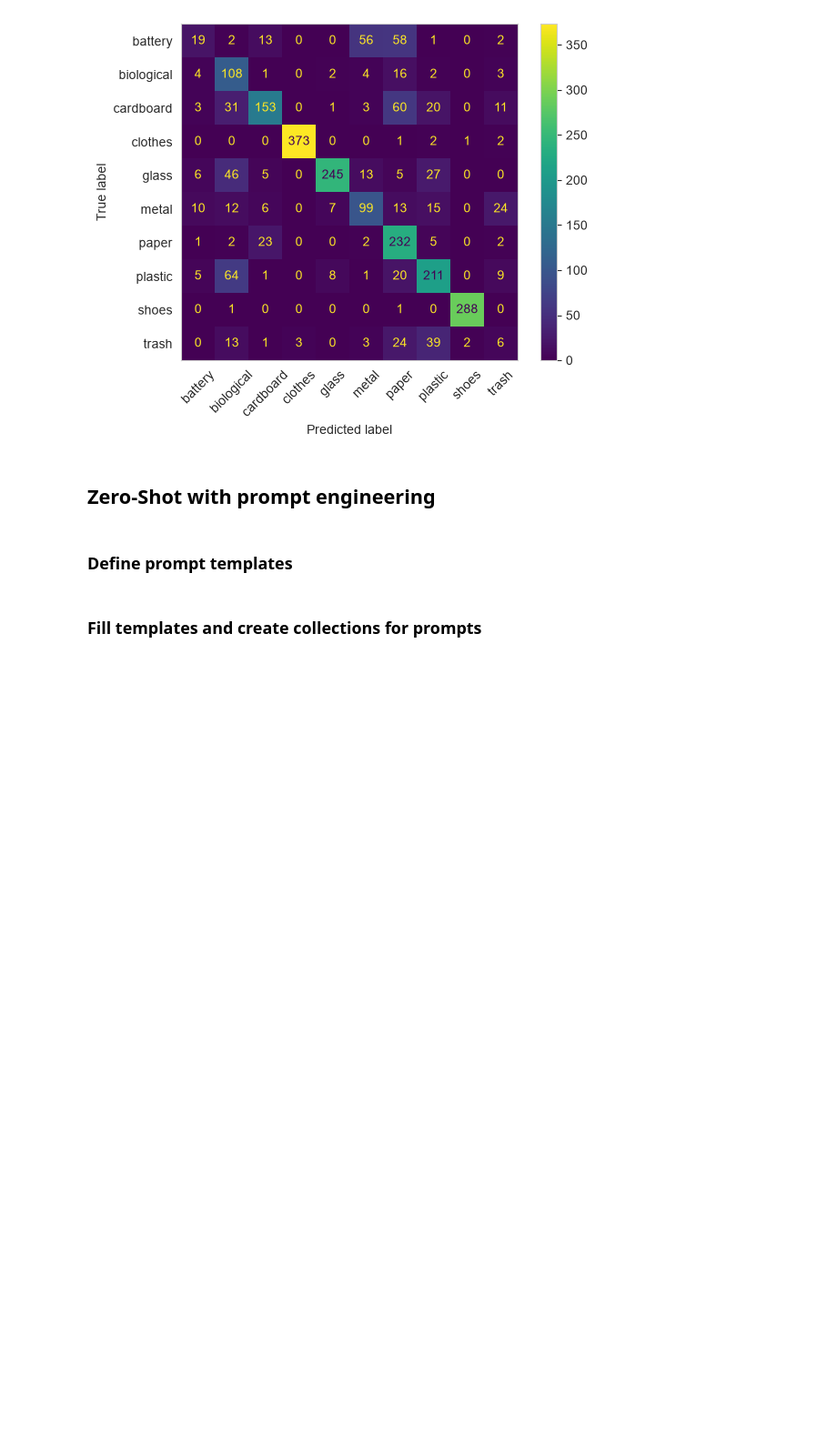
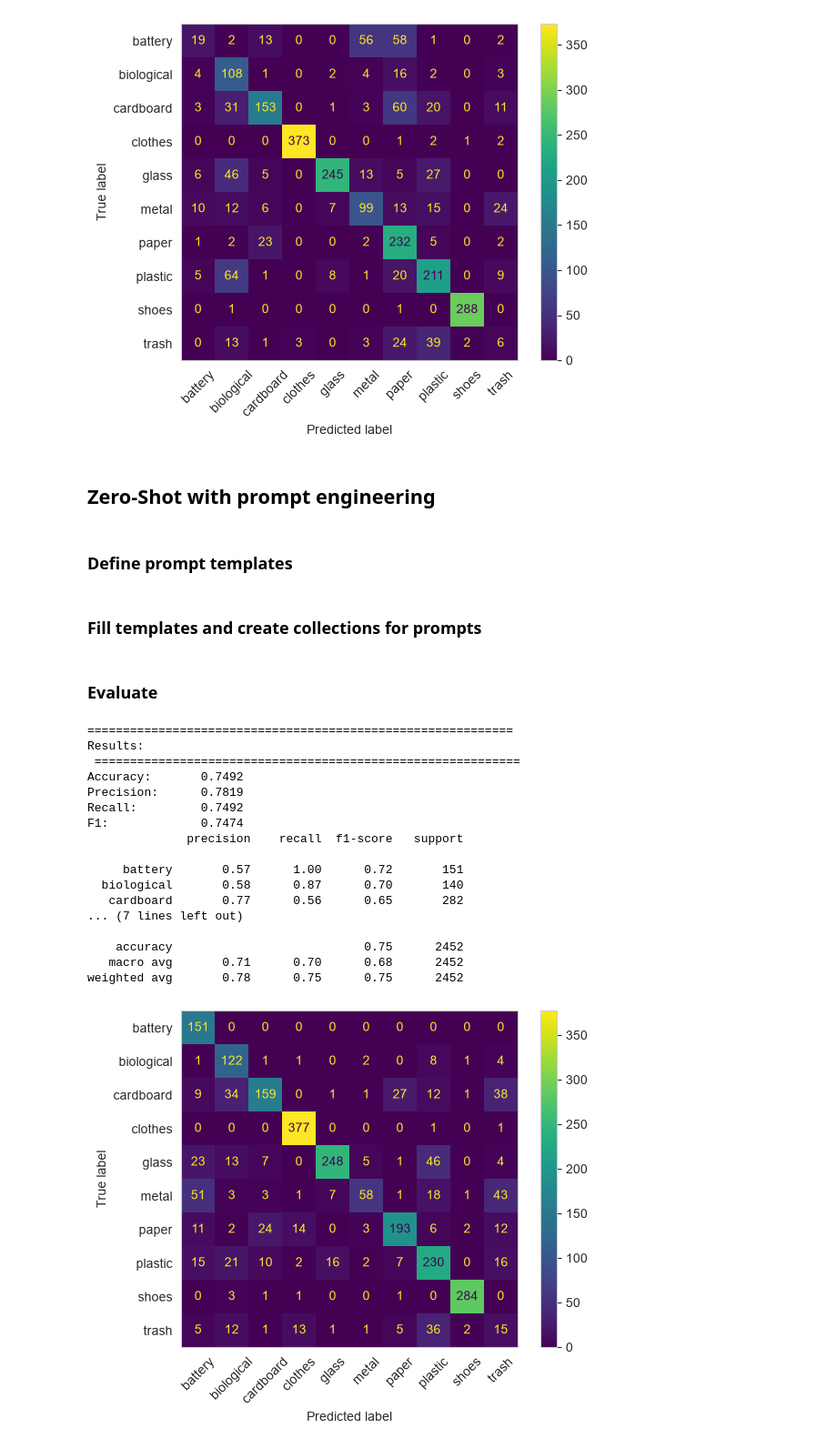
Before and after one commit to Nello-pn/trashCLIP, a Jupyter notebook: CLIP_ZeroShot.ipynb, the cells around one changed output. Shown at 91% size. Saved outputs shown, nothing was run; the diff lists cells and outputs as text; code cells hidden in the pictures; blank space fills up the shorter version.

Commit message:
wrap prediction in function for reusability; predict and evaluate with prompt sets

```diff
--- a/CLIP_ZeroShot.ipynb
+++ b/CLIP_ZeroShot.ipynb
@@ -274,12 +281,14 @@ F1:             0.6994
 weighted avg       0.72      0.71      0.70      2452
 # %%
 # Plot Confusion Matrix
-from sklearn.metrics import confusion_matrix, ConfusionMatrixDisplay
+from sklearn.metrics import ConfusionMatrixDisplay
 
-conf_matrix = confusion_matrix(true_labels_text, predicted_labels)
-ConfusionMatrixDisplay.from_predictions(true_labels_text, predicted_labels, xticks_rotation=45)
-plt.grid(False)
-plt.show()
+def plot_conf_matrix(y_true, y_pred):
+    ConfusionMatrixDisplay.from_predictions(y_true, y_pred, xticks_rotation=45)
+    plt.grid(False)
+    plt.show()
+
+plot_conf_matrix(true_labels_text, predicted_labels)
 # %% [output]
 [figure]
 # %% [markdown]
@@ -342,7 +351,45 @@ templates_dict["battery"] = battery_templates
 templates_dict["trash"] = trash_templates
 
 # store lists of labels and prompts
-labels = list(templates_dict.keys())
+prompt_labels = list(templates_dict.keys())
 prompts = []
 for set in templates_dict.values():
     prompts.extend(set)
+# %%
+predictions_prompts = predict_processed_dataset(dataset=test, labels=prompts)
+# %%
+# turn prediced prompts into predicted labels
+predictions_np = np.array(predictions_prompts)
+predictions_np = np.floor(predictions_np/3)  # Divide by 3 because there are 3 prompts per label
+predicted_labelIds = list(map(int, predictions_np.tolist())) # Store as integers
+
+# predictions
+predicted_labels = [prompt_labels[id] for id in predicted_labelIds]
+
+# ground thruth
+true_labels = list(test["label"])
+true_labels_text = [labels[id] for id in true_labels]
+# %% [markdown]
+### Evaluate
+# %%
+metrics_dict = evaluate_predictions(true_labels_text, predicted_labels)
+plot_conf_matrix(true_labels_text, predicted_labels)
+# %% [output]
+============================================================
+Results:
+ ============================================================
+Accuracy:       0.7492
+Precision:      0.7819
+Recall:         0.7492
+F1:             0.7474
+              precision    recall  f1-score   support
+
+     battery       0.57      1.00      0.72       151
+  biological       0.58      0.87      0.70       140
+   cardboard       0.77      0.56      0.65       282
+... (7 lines left out)
+
+    accuracy                           0.75      2452
+   macro avg       0.71      0.70      0.68      2452
+weighted avg       0.78      0.75      0.75      2452
+[figure, added]
```
Also changed, not shown: parts of 5 cells of this notebook.
